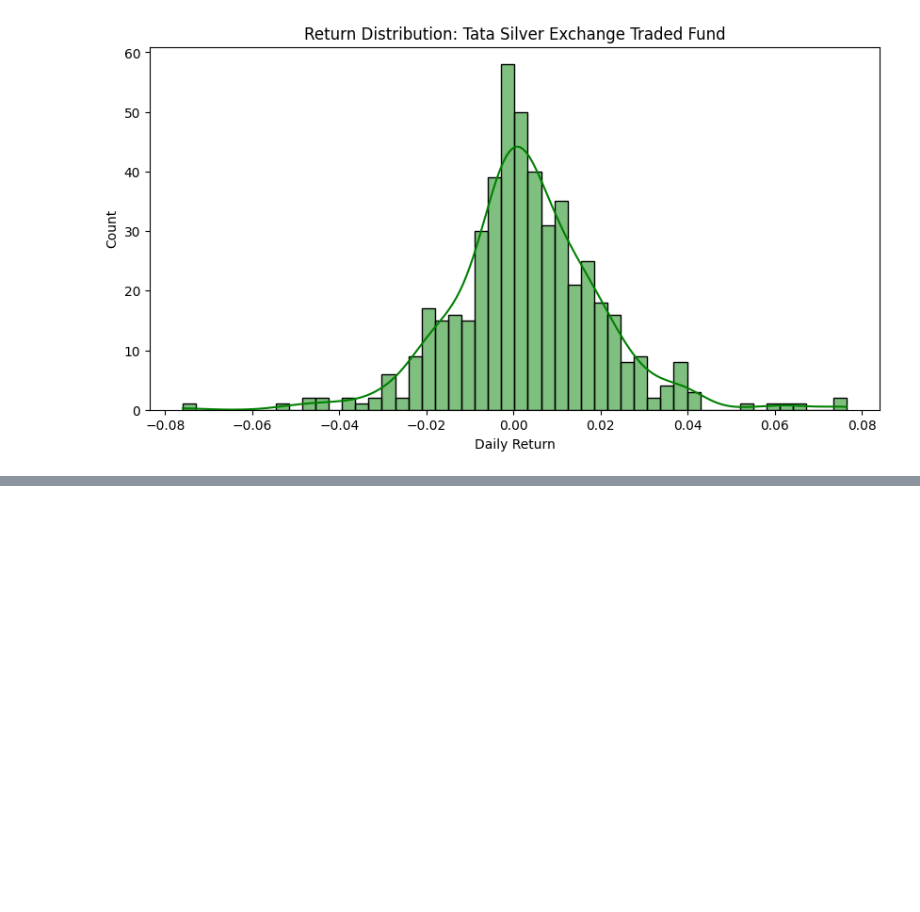
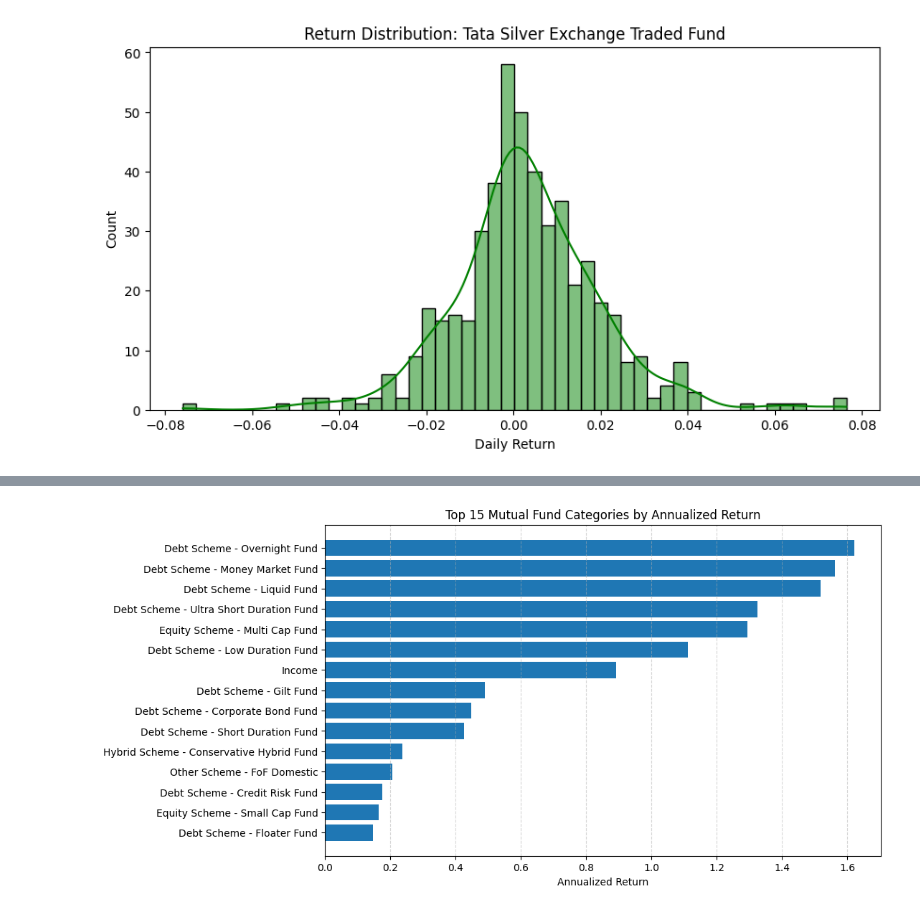
Before and after one commit to shreyask890/Mutual-fund-performance-tracking, a Jupyter notebook: mf.ipynb, the cells around one changed output, grey strips where cells are left out. Drawn from its saved outputs; the diff is of its cells as text; code cells hidden in the pictures; blank space fills up the shorter version.

```diff
--- a/mf.ipynb
+++ b/mf.ipynb
@@ -145,0 +170,12 @@ Visualising Distribution for Top Fund : Tata Silver Exchange Traded Fund
+# %%
+# Category-wise Return & Risk Behavior Equity ≠ Debt ≠ Hybrid — validate this statistically.
+category_stats = df.groupby('category')['daily_return'].agg(
+    mean='mean',
+    std='std',
+    count='count'
+).reset_index()
+
+category_stats['annual_return'] = category_stats['mean'] * 252
+category_stats['annual_risk'] = category_stats['std'] * np.sqrt(252)
+
+category_stats.sort_values('annual_return', ascending=False)
@@ -145,0 +200,18 @@ Visualising Distribution for Top Fund : Tata Silver Exchange Traded Fund
+# %%
+plot_df = category_stats.copy()
+
+# Sort by annual return
+plot_df = plot_df.sort_values('annual_return', ascending=False)
+
+# Keep top 15 categories for readability
+plot_df = plot_df.head(15)
+# %%
+plt.figure(figsize=(10,6))
+plt.barh(plot_df['category'], plot_df['annual_return'])
+plt.xlabel("Annualized Return")
+plt.title("Top 15 Mutual Fund Categories by Annualized Return")
+plt.gca().invert_yaxis()
+plt.grid(axis='x', linestyle='--', alpha=0.5)
+plt.show()
+# %% [output]
+[figure, added]
```
Also changed, not shown: parts of 23 cells of this notebook, 1 other file.
